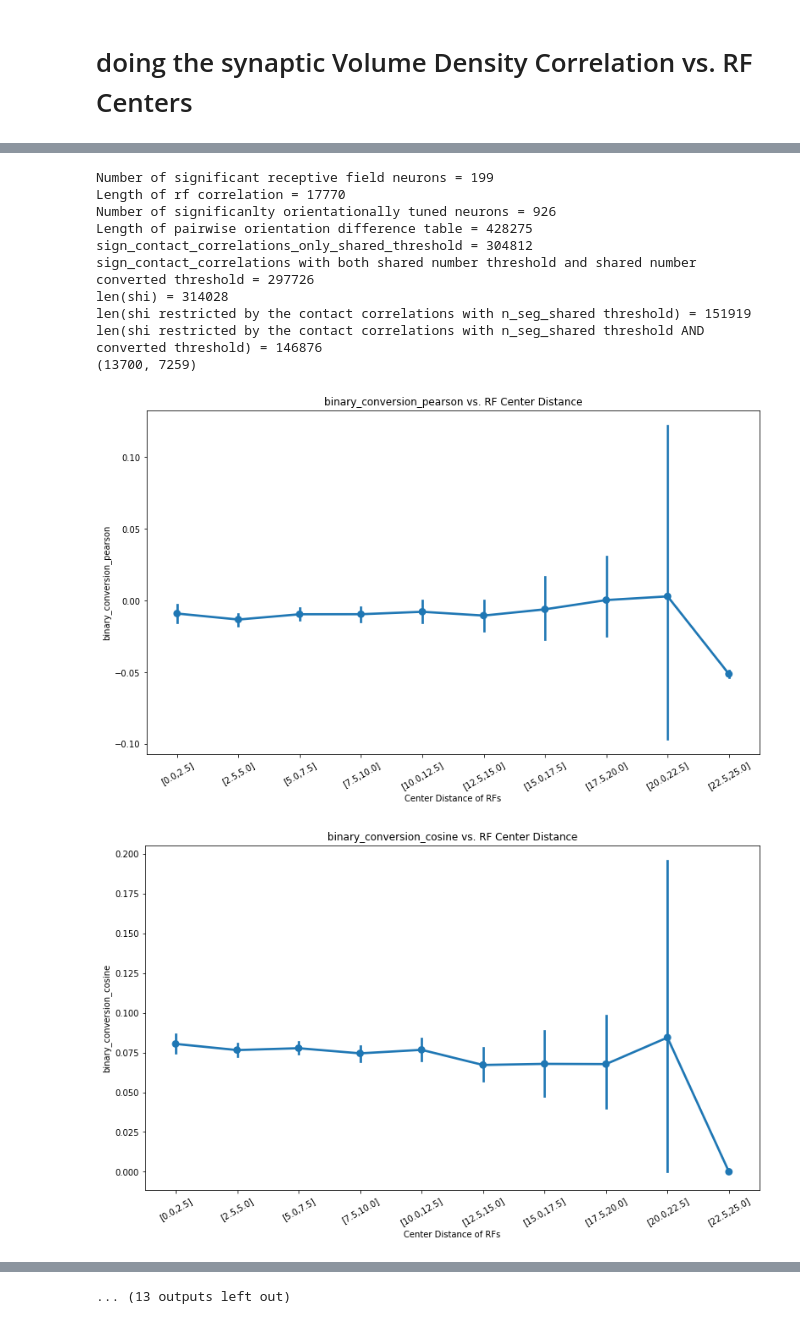
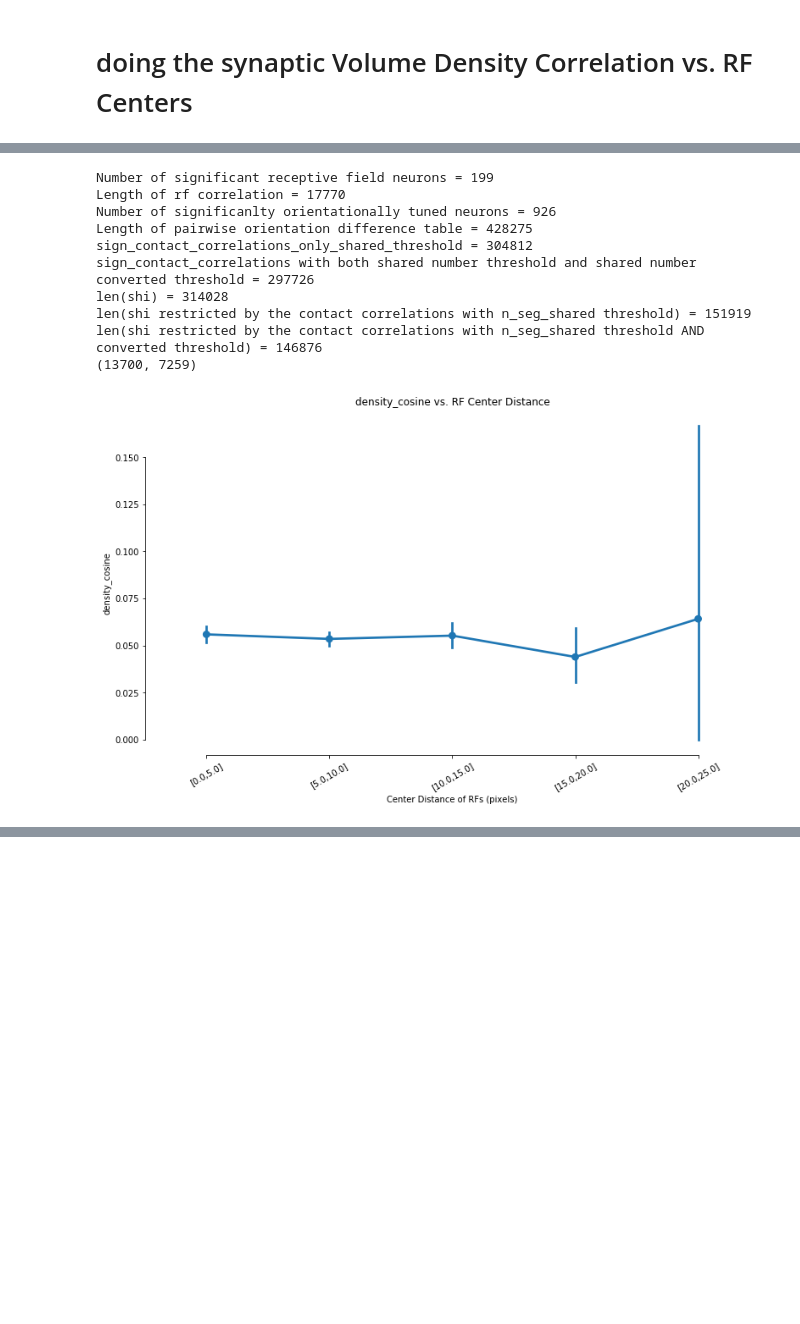
Before and after one commit to celiibrendan/Complete_Pinky100_Pipeline, a Jupyter notebook: notebooks/Pass_2_Analysis/New_Analysis/RF_centers_vs_contact_correlation.ipynb, the cells around one changed output, grey strips where cells are left out. Saved outputs shown, nothing was run; the diff lists cells and outputs as text; code cells hidden in the pictures; blank space fills up the shorter version.

```diff
--- a/notebooks/Pass_2_Analysis/New_Analysis/RF_centers_vs_contact_correlation.ipynb
+++ b/notebooks/Pass_2_Analysis/New_Analysis/RF_centers_vs_contact_correlation.ipynb
@@ -740,6 +710,7 @@ stats_choice =["binary_conversion_pearson",
 "synapse_vol_density_pearson_converted",
 "synapse_vol_density_cosine_converted"]
 
+stats_choice = ["density_cosine"]
 
 rf_bin_edges=rf_bin_edges
 ori_bin_edges = bin_edges
@@ -765,7 +736,7 @@ soma = soma & "cell_class='excitatory'"
 #     cbin_labels
 
 ### Need to change for the SFN project
-rf_bin_edges = np.linspace(0,25,11)
+rf_bin_edges = np.linspace(0,25,6)
 # cbin_centers = np.hstack([np.nan,np.linspace(2.5,25,10),np.nan])
 # cbin_labels = ['{:.1f}'.format(a) for a in cbin_centers]
 
@@ -924,8 +895,9 @@ for s in stats_choice_original:
     ax = sns.pointplot("bcorr", s,data = cdf)
     ax.set_title(s + " vs. RF Center Distance")
     #ax.set_xticklabels(['{}'.format(a) for a in cbin_labels])
-    ax.set_xticklabels(cbin_labels,rotation=30)
-    ax.set_xlabel('Center Distance of RFs')
+    #ax.set_xticklabels(cbin_labels,rotation=30)
+    ax.set_xticklabels(['{}'.format(a) for a in cbin_centers])
+    ax.set_xlabel('Center Distance of RFs (pixels)')
     ax.set_ylabel(s)
 
 sns.despine(trim=True)
@@ -977,32 +949,31 @@ sns.despine(trim=True)
 #         #graphs the heat map
 #         g = sns.heatmap(df2, square=True, cmap='plasma', annot=True, linewidths=2,ax=ax_heat_count,fmt='g')
 #         #applys the y labels for the shared segments (have to format it so they will show the degrees)
 #         g.set_yticklabels(['{}°-{}°'.format(*a) for a in bin_labels], rotation=0)
 #         #sets the rf labels and rotates them slightly
 #         g.set_xticklabels(cbin_labels, rotation=30)
 #         #inverts the y axis so that they are going up in value as graph goes up
 #         g.invert_yaxis()
 #         #sets no tick marks
 #         g.tick_params(length=0)
 #         #set labels
 #         g.set_xlabel(r'$\rho$(RF$_1$, RF$_2$)')
 #         g.set_ylabel(r'$\langle$Number of pairs in bin$\rangle$')
 
 #         #Add title based on all the parameters
 
 #         # g.set_title('add title here')
 #         g.set_title('Number of pairs in bins')
 #         plt.show()
 # %% [output]
 Number of significant receptive field neurons = 199
 Length of rf correlation = 17770
 Number of significanlty orientationally tuned neurons = 926
 Length of pairwise orientation difference table = 428275
 sign_contact_correlations_only_shared_threshold = 304812
 sign_contact_correlations with both shared number threshold and shared number converted threshold = 297726
 len(shi) = 314028
 len(shi restricted by the contact correlations with n_seg_shared threshold) = 151919
 len(shi restricted by the contact correlations with n_seg_shared threshold AND converted threshold) = 146876
 (13700, 7259)
-[figure, old version]
+[figure, new version]
-[figure, removed]
@@ -1018 +979,0 @@ len(shi restricted by the contact correlations with n_seg_shared threshold AND c
-... (13 outputs left out)
```
Also changed, not shown: parts of 6 cells of this notebook, 11 other files.
